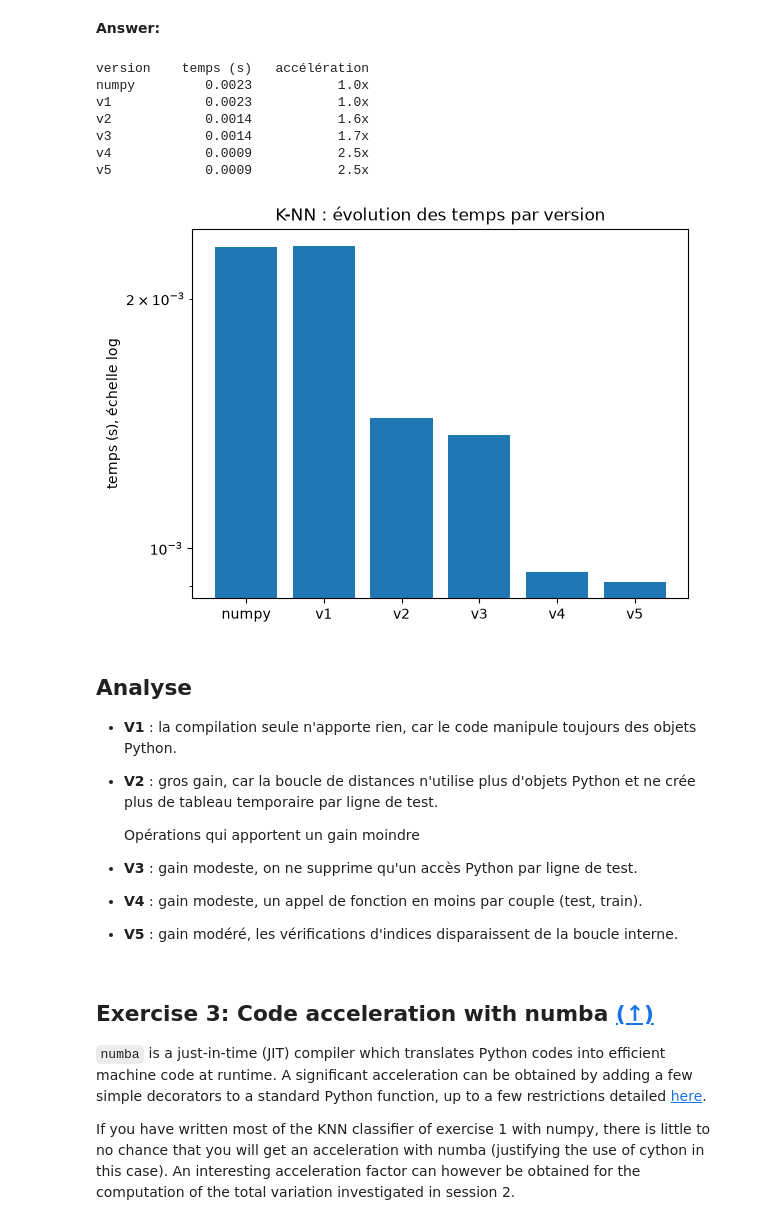
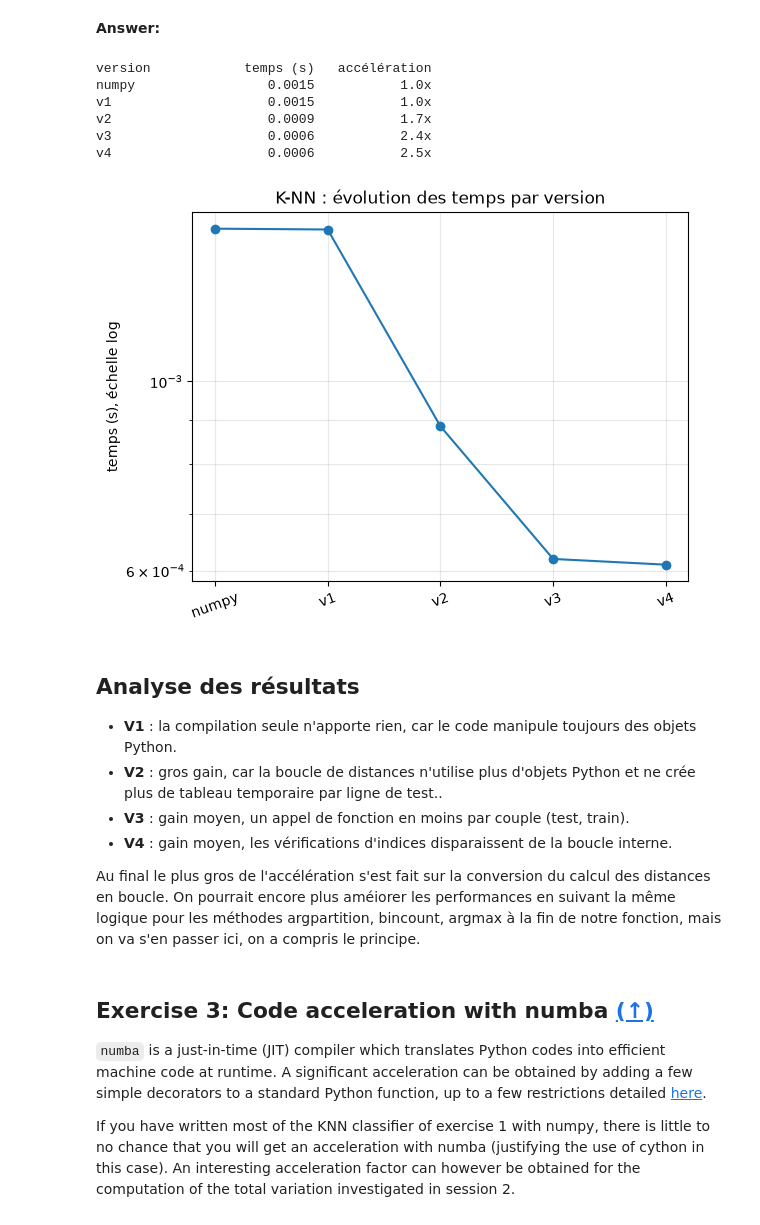
Before and after one commit to alxndrTL/python_sdia, a Jupyter notebook: Labs/Lab4/lab4.ipynb, the cells around one changed output. Drawn from its saved outputs; the diff is of its cells as text; code cells hidden in the pictures.

```diff
--- a/Labs/Lab4/lab4.ipynb
+++ b/Labs/Lab4/lab4.ipynb
@@ -520,10 +521,12 @@ def knn_v2(double[:, ::1] x_test, double[:, ::1] x_train,
     cdef Py_ssize_t n_feat = x_test.shape[1]
     cdef Py_ssize_t i, j, k
     cdef double s, diff
+    cdef long long[:, ::1] pred_view
 
     distances = np.zeros(n_train, dtype=np.float64)
     cdef double[::1] dist_view = distances
     class_pred = np.zeros((n_test, 1), dtype=np.int64)
+    pred_view = class_pred
 
     for i in range(n_test):
         for j in range(n_train):
@@ -536,7 +539,7 @@ def knn_v2(double[:, ::1] x_test, double[:, ::1] x_train,
         indice_nearest = bn.argpartition(distances, K)[:K]
         labels = np.asarray(class_train)[indice_nearest]
         vote = np.bincount(labels)
-        class_pred[i] = np.argmax(vote)
+        pred_view[i, 0] = np.argmax(vote)
 
     return class_pred
 # %% [output]
@@ -579,7 +583,7 @@ def knn_v3(double[:, ::1] x_test, double[:, ::1] x_train,
             for k in range(n_feat):
                 diff = x_test[i, k] - x_train[j, k]
                 s += diff * diff
-            dist_view[j] = s ** 0.5
+            dist_view[j] = s          # distance au carré
 
         indice_nearest = bn.argpartition(distances, K)[:K]
         labels = np.asarray(class_train)[indice_nearest]
@@ -692,5 +653,0 @@ def knn_v5(double[:, ::1] x_test, double[:, ::1] x_train,
-# %%
-t, res = bench(knn_v5)
-assert np.array_equal(res, ref)
-results['v5'] = t
-print(f"v5 : {t:.4f} s")
@@ -701,38 +656,36 @@ v5 : 0.0009 s
 # %% [markdown]
 **Answer:**
 # %%
-import matplotlib.pyplot as plt
+t0 = results['numpy']
+print(f"{'version':<16}{'temps (s)':>12}{'accélération':>15}")
+for name, t in results.items():
+    print(f"{name:<16}{t:>12.4f}{t0 / t:>14.1f}x")
 
-t0 = results['numpy']
-print(f"{'version':<8}{'temps (s)':>12}{'accélération':>15}")
-for name, t in results.items():
-    print(f"{name:<8}{t:>12.4f}{t0 / t:>14.1f}x")
-
-plt.bar(results.keys(), results.values())
+plt.plot(list(results.keys()), list(results.values()), marker='o')
 plt.yscale('log')
 plt.ylabel('temps (s), échelle log')
 plt.title('K-NN : évolution des temps par version')
+plt.grid(True, which='both', alpha=0.3)
+plt.xticks(rotation=20)
 plt.show()
 # %% [output]
-version    temps (s)   accélération
-numpy         0.0023           1.0x
-v1            0.0023           1.0x
-v2            0.0014           1.6x
-v3            0.0014           1.7x
-v4            0.0009           2.5x
-v5            0.0009           2.5x
+version            temps (s)   accélération
+numpy                 0.0015           1.0x
+v1                    0.0015           1.0x
+v2                    0.0009           1.7x
+v3                    0.0006           2.4x
+v4                    0.0006           2.5x
-[figure, old version]
+[figure, new version]
 # %% [markdown]
-## Analyse
+## Analyse des résultats
 
 - **V1** : la compilation seule n'apporte rien, car le code manipule toujours des objets Python.
 - **V2** : gros gain, car la boucle de distances n'utilise plus d'objets Python et ne crée plus
-  de tableau temporaire par ligne de test.
+  de tableau temporaire par ligne de test..
+- **V3** : gain moyen, un appel de fonction en moins par couple (test, train).
+- **V4** : gain moyen, les vérifications d'indices disparaissent de la boucle interne.
 
-  Opérations qui apportent un gain moindre
-- **V3** : gain modeste, on ne supprime qu'un accès Python par ligne de test.
-- **V4** : gain modeste, un appel de fonction en moins par couple (test, train).
-- **V5** : gain modéré, les vérifications d'indices disparaissent de la boucle interne.
+Au final le plus gros de l'accélération s'est fait sur la conversion du calcul des distances en boucle. On pourrait encore plus améiorer les performances en suivant la même logique pour les méthodes argpartition, bincount, argmax à la fin de notre fonction, mais on va s'en passer ici, on a compris le principe.
 # %% [markdown]
 ## <a name="ex3">Exercise 3: Code acceleration with numba</a> [(&#8593;)](#content)
 
```
Also changed, not shown: parts of 23 cells of this notebook, 1 other file.
